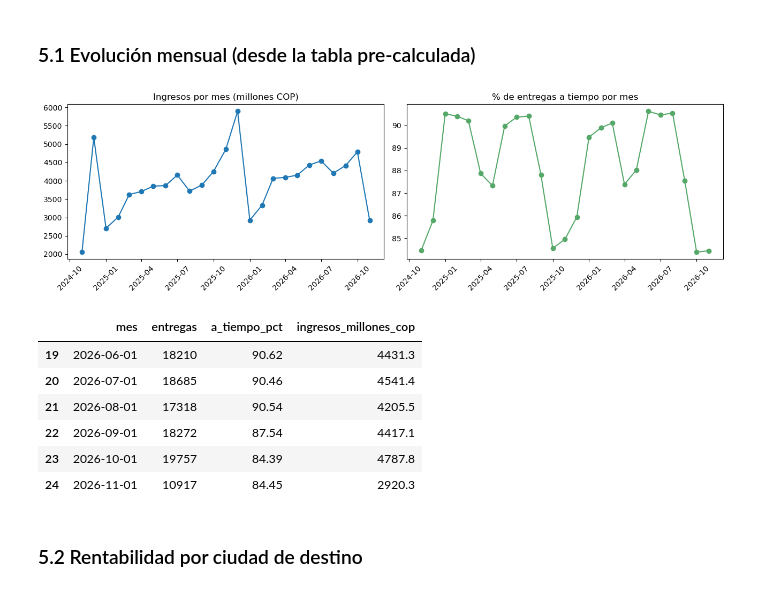
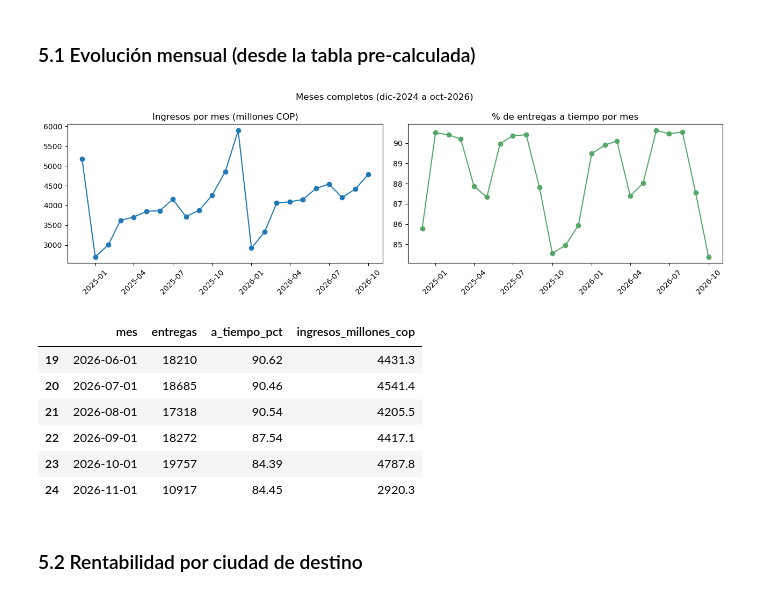
Before and after one commit to babottomas561-cell/ProyectoM2_TomasBabot, a Jupyter notebook: 1. Notebooks/Avance_3_DataWarehouse.ipynb, the cells around one changed output. Drawn from its saved outputs; the diff is of its cells as text; code cells hidden in the pictures.

```diff
--- a/1. Notebooks/Avance_3_DataWarehouse.ipynb
+++ b/1. Notebooks/Avance_3_DataWarehouse.ipynb
@@ -342,20 +356,23 @@ snow('SELECT COUNT(*) AS versiones, COUNT_IF(is_current) AS vigentes, COUNT(DIST
 # %%
 mensual = snow('''
     SELECT DATE_TRUNC('month', summary_date) AS mes,
            SUM(total_deliveries) AS entregas,
            ROUND(100 * SUM(on_time_deliveries) / SUM(total_deliveries), 2) AS a_tiempo_pct,
            ROUND(SUM(total_revenue) / 1e6, 1) AS ingresos_millones_cop
     FROM agg_daily_totals
     GROUP BY 1 ORDER BY 1
 ''')
+# El primer y el último mes (noviembre de 2024 y de 2026) tienen pocos días cargados: no los grafico
+completos = mensual.iloc[1:-1]
 fig, ax = plt.subplots(1, 2, figsize=(13, 4))
-ax[0].plot(mensual['mes'], mensual['ingresos_millones_cop'], marker='o'); ax[0].set_title('Ingresos por mes (millones COP)')
-ax[1].plot(mensual['mes'], mensual['a_tiempo_pct'], marker='o', color='#55A868'); ax[1].set_title('% de entregas a tiempo por mes')
+ax[0].plot(completos['mes'], completos['ingresos_millones_cop'], marker='o'); ax[0].set_title('Ingresos por mes (millones COP)')
+ax[1].plot(completos['mes'], completos['a_tiempo_pct'], marker='o', color='#55A868'); ax[1].set_title('% de entregas a tiempo por mes')
+fig.suptitle('Meses completos (dic-2024 a oct-2026)')
 for a in ax: a.tick_params(axis='x', rotation=45)
 plt.tight_layout(); plt.show()
 mensual.tail(6)
 # %% [output]
-[figure, old version]
+[figure, new version]
 |  | mes | entregas | a_tiempo_pct | ingresos_millones_cop |
 | 19 | 2026-06-01 | 18210 | 90.62 | 4431.3 |
 | 20 | 2026-07-01 | 18685 | 90.46 | 4541.4 |
```
Also changed, not shown: parts of 8 cells of this notebook, 26 other files.
